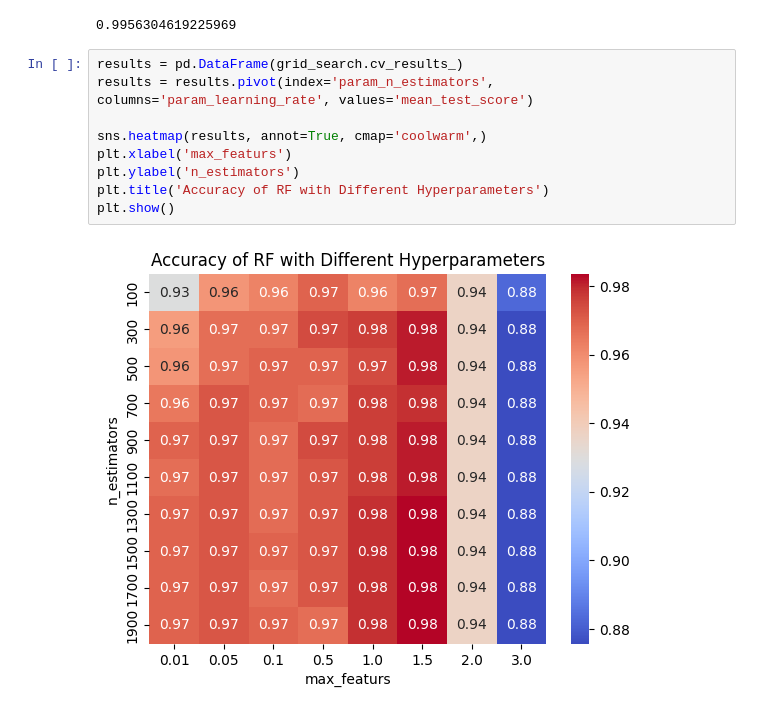
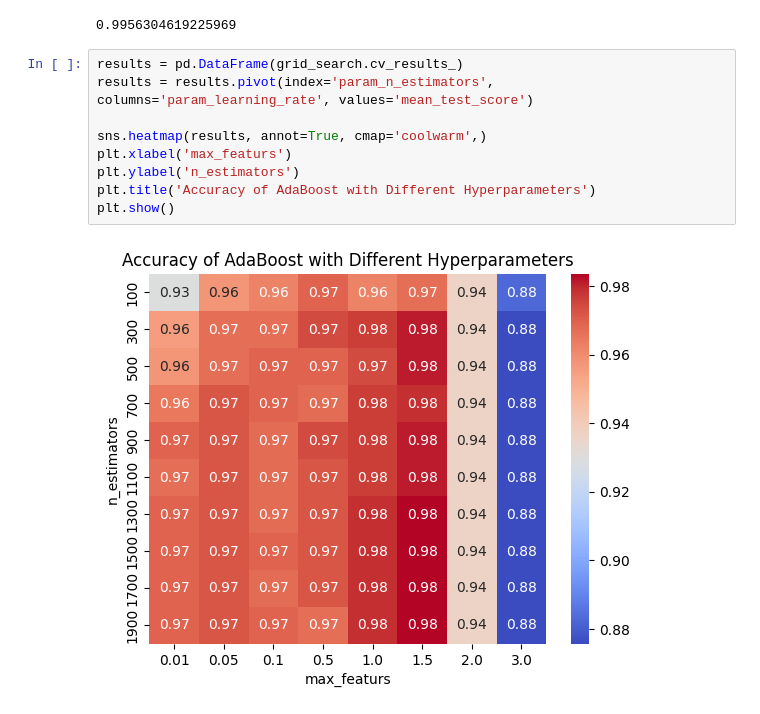
Before and after one commit to Mohammed-Abed-Alkareem/ML-Algorithms-Evaluation, a Jupyter notebook: AssignmentFiles/assignment.ipynb, the cells around one changed output. Saved outputs shown, nothing was run; the diff lists cells and outputs as text.

```diff
--- a/AssignmentFiles/assignment.ipynb
+++ b/AssignmentFiles/assignment.ipynb
@@ -625,11 +625,11 @@ print(auc_score)
 # %%
 results = pd.DataFrame(grid_search.cv_results_)
 results = results.pivot(index='param_n_estimators', columns='param_learning_rate', values='mean_test_score')
 
 sns.heatmap(results, annot=True, cmap='coolwarm',)
 plt.xlabel('max_featurs')
 plt.ylabel('n_estimators')
-plt.title('Accuracy of RF with Different Hyperparameters')
+plt.title('Accuracy of AdaBoost with Different Hyperparameters')
 plt.show()
 # %% [output]
-[figure, old version]
+[figure, new version]
```
Also changed, not shown: parts of 2 cells of this notebook.
